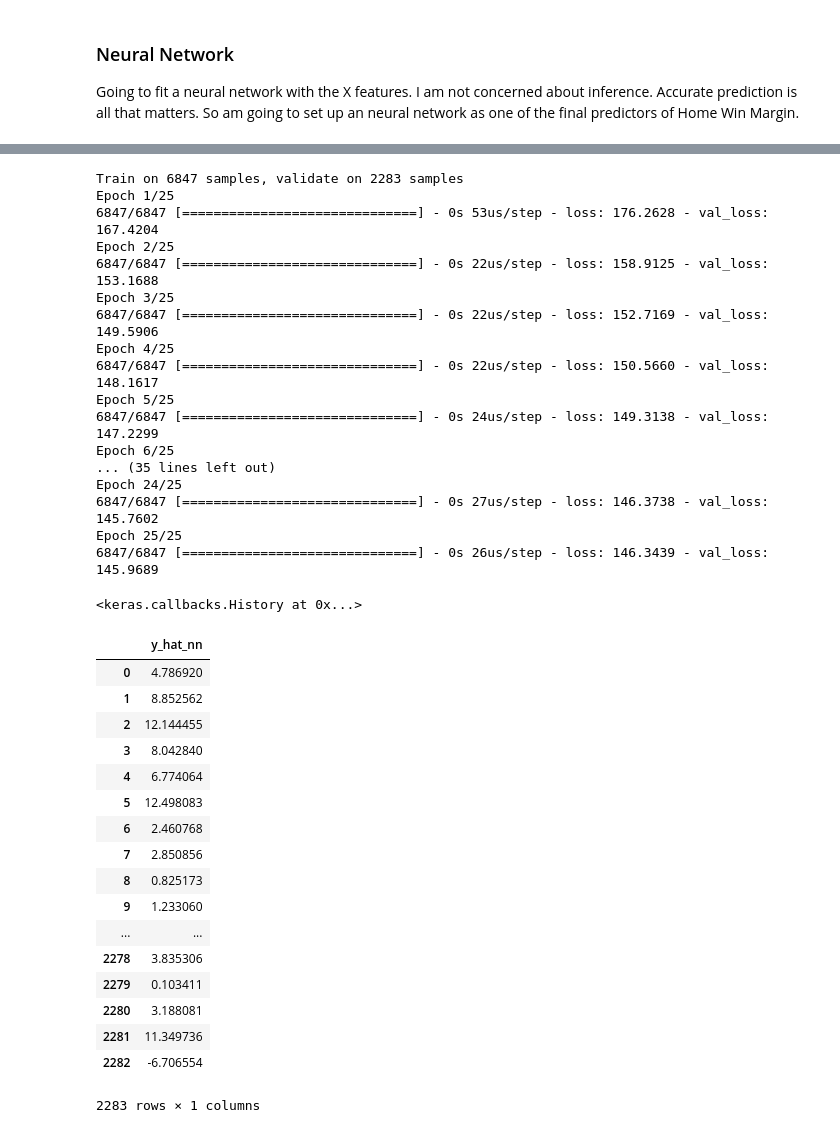
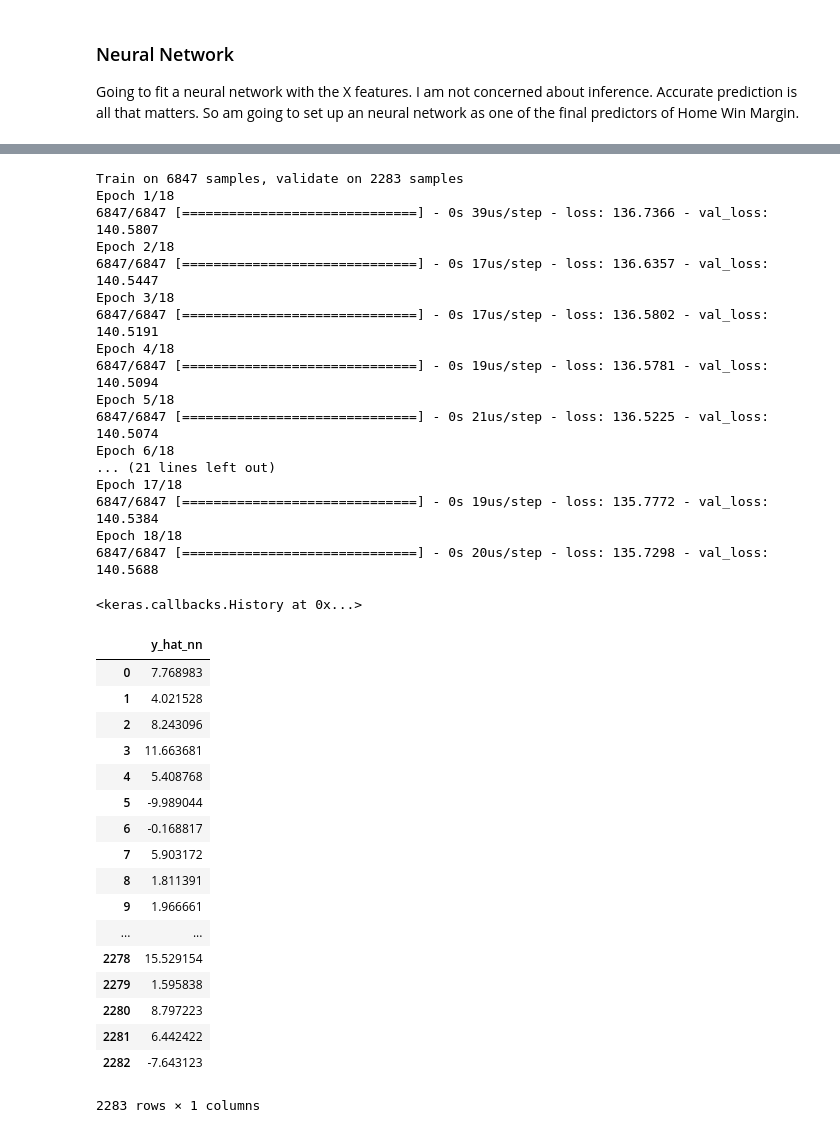
Before and after one commit to bryanco1966/Sports-Modeling, a Jupyter notebook: NBA_analysis-regression.ipynb, the cells around one changed output, grey strips where cells are left out. Drawn from its saved outputs; the diff is of its cells as text; code cells hidden in the pictures.

```diff
--- a/NBA_analysis-regression.ipynb
+++ b/NBA_analysis-regression.ipynb
@@ -86,3 +120,3 @@ rr = RidgeCV(alphas = [100, 120, 80])
 # %%
-rr.fit(X_train_scaled, y_train);
+rr.fit(X_train_pc, y_train);
 # %%
@@ -119,7 +153,7 @@ svm_params = {'kernel' : ['linear'],
               'C'      : [.1, .02, .05]}
 # %%
 gs = GridSearchCV(svm, param_grid= svm_params)
-gs.fit(X_train_scaled, y_train)
+gs.fit(X_train_pc, y_train)
 print(gs.best_params_)
 print(gs.best_score_)
 # %% [output]
@@ -142,58 +179,58 @@ from keras.utils import to_categorical
 # %%
 model = Sequential()
-model.add(Dense(30,
+model.add(Dense(18,
                 activation = 'relu',
-                input_dim = X_train.shape[1]))
+                input_dim = X_train_pc.shape[1]))
 #model.add(Dense(18, activation = 'relu'))
 
 model.add(Dense(1, activation = None)) #output layer
 # %%
 model.compile(loss = 'mean_squared_error', optimizer='adam' )
-model.fit(X_train_scaled,
-          y_train, epochs =25,
+model.fit(X_train_pc,
+          y_train, epochs =18,
           batch_size= 64,
-          validation_data=(X_test_scaled, y_test))
+          validation_data=(X_test_pc, y_test))
 # %% [output]
 Train on 6847 samples, validate on 2283 samples
-Epoch 1/25
-6847/6847 [==============================] - 0s 53us/step - loss: 176.2628 - val_loss: 167.4204
-Epoch 2/25
-6847/6847 [==============================] - 0s 22us/step - loss: 158.9125 - val_loss: 153.1688
-Epoch 3/25
-6847/6847 [==============================] - 0s 22us/step - loss: 152.7169 - val_loss: 149.5906
-Epoch 4/25
-6847/6847 [==============================] - 0s 22us/step - loss: 150.5660 - val_loss: 148.1617
-Epoch 5/25
-6847/6847 [==============================] - 0s 24us/step - loss: 149.3138 - val_loss: 147.2299
-Epoch 6/25
-... (35 lines left out)
-Epoch 24/25
-6847/6847 [==============================] - 0s 27us/step - loss: 146.3738 - val_loss: 145.7602
-Epoch 25/25
-6847/6847 [==============================] - 0s 26us/step - loss: 146.3439 - val_loss: 145.9689
+Epoch 1/18
+6847/6847 [==============================] - 0s 39us/step - loss: 136.7366 - val_loss: 140.5807
+Epoch 2/18
+6847/6847 [==============================] - 0s 17us/step - loss: 136.6357 - val_loss: 140.5447
+Epoch 3/18
+6847/6847 [==============================] - 0s 17us/step - loss: 136.5802 - val_loss: 140.5191
+Epoch 4/18
+6847/6847 [==============================] - 0s 19us/step - loss: 136.5781 - val_loss: 140.5094
+Epoch 5/18
+6847/6847 [==============================] - 0s 21us/step - loss: 136.5225 - val_loss: 140.5074
+Epoch 6/18
+... (21 lines left out)
+Epoch 17/18
+6847/6847 [==============================] - 0s 19us/step - loss: 135.7772 - val_loss: 140.5384
+Epoch 18/18
+6847/6847 [==============================] - 0s 20us/step - loss: 135.7298 - val_loss: 140.5688
 <keras.callbacks.History at 0x...>
 # %%
-y_hat_nn = model.predict(X_test_scaled)
+y_hat_nn = model.predict(X_test_pc)
 predictions = pd.DataFrame(y_hat_nn, columns= ['y_hat_nn'])
 predictions
 # %% [output]
 |  | y_hat_nn |
-| 0 | 4.786920 |
-| 1 | 8.852562 |
-| 2 | 12.144455 |
-| 3 | 8.042840 |
-| 4 | 6.774064 |
-| 5 | 12.498083 |
-| 6 | 2.460768 |
-| 7 | 2.850856 |
-| 8 | 0.825173 |
-| 9 | 1.233060 |
+| 0 | 7.768983 |
+| 1 | 4.021528 |
+| 2 | 8.243096 |
+| 3 | 11.663681 |
+| 4 | 5.408768 |
+| 5 | -9.989044 |
+| 6 | -0.168817 |
+| 7 | 5.903172 |
+| 8 | 1.811391 |
+| 9 | 1.966661 |
 | ... | ... |
-| 2278 | 3.835306 |
-| 2279 | 0.103411 |
-| 2280 | 3.188081 |
-| 2281 | 11.349736 |
-| 2282 | -6.706554 |
+| 2278 | 15.529154 |
+| 2279 | 1.595838 |
+| 2280 | 8.797223 |
+| 2281 | 6.442422 |
+| 2282 | -7.643123 |
 2283 rows × 1 columns
 # %%
 predictions['y_hat_rr'] = y_hat_rr
```
Also changed, not shown: parts of 38 cells of this notebook, 9 other files.
